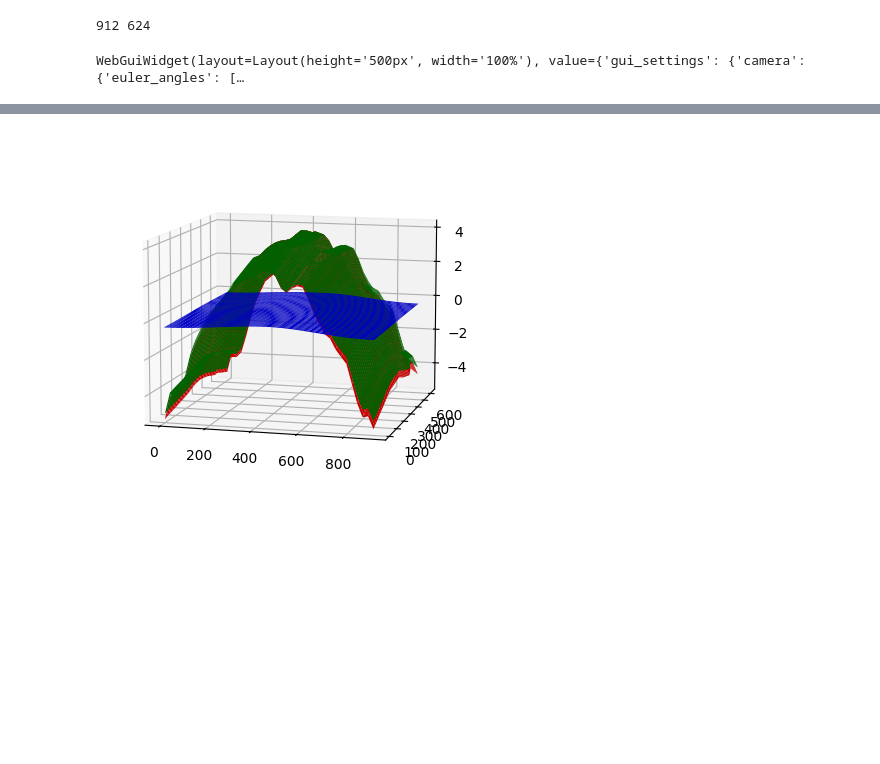
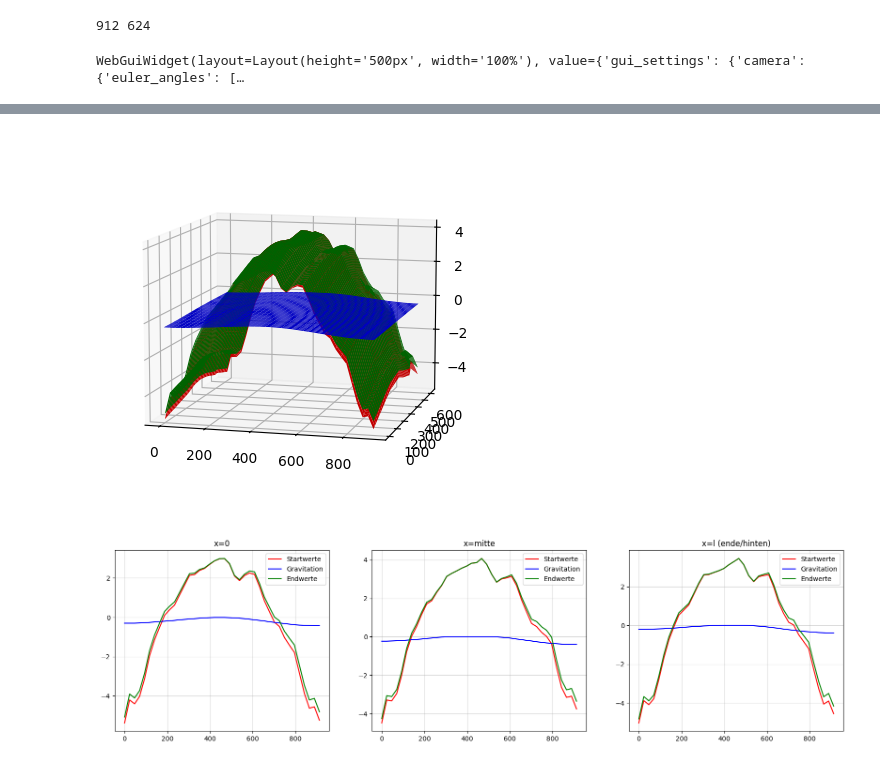
Before and after one commit to anschn05/papa_arbeit, a Jupyter notebook: CodeAblauf/Hauptcode.ipynb, the cells around one changed output, grey strips where cells are left out. Cells and saved outputs as stored; diff of their text form; code cells hidden in the pictures; blank space fills up the shorter version.

Commit message:
Grav-Raster passt jetzt, Status: step=40 inkl. Anfangs und Endpunkt, gerundet auf 2 Nachkommastellen

```diff
--- a/CodeAblauf/Hauptcode.ipynb
+++ b/CodeAblauf/Hauptcode.ipynb
@@ -3,12 +3,12 @@ import numpy as np
 from math import sqrt
 import xyzFile_zusammenrechnen_EW   # greift auf *.py file zu, nicht auf *.ipynb
 import xy_KruemmungAnalyse
-import HC_AuflagerMinimaViertel
+# def Auflager_gemessen(step,filename_MW,tol):
+# def Auflager_generiert(l,b,step,tol):
+import HC_AuflagerMinima
 import pyvista as pv
 pv.set_jupyter_backend('trame')
 
-# def Auflager_gemessen(step,filename_MW,tol):
-# def Auflager_generiert(l,b,step,tol):
 import import_ipynb
 import xyzFile_GRAVITATION
 # def gravitationsEinfluss_Auflager(l,b,t,step,auflager_liste,radius):
@@ -49,7 +49,7 @@ Loesungs-Ansatz:
 Toleranz adaptiv nach Laenge/Breite oder Dicke
 Gebiet aufteilen (vierteln), siehe unten -> Idee verworfen
 """
-auflager_liste = HC_AuflagerMinimaViertel.AuflagerMaxima(t,tolMinima,filename_MW)
+auflager_liste = HC_AuflagerMinima.AuflagerMaxima(t,tolMinima,filename_MW)
 #endregion
 
 #region AUFLAGER Viertel
@@ -116 +116,2 @@ Widget(value='<iframe src="http://localhost:62395/index.html?ui=P_0x26e3bbe0f50_
 [figure]
+[figure, added]
```
Also changed, not shown: parts of 1 cell of this notebook, 4 other files.
